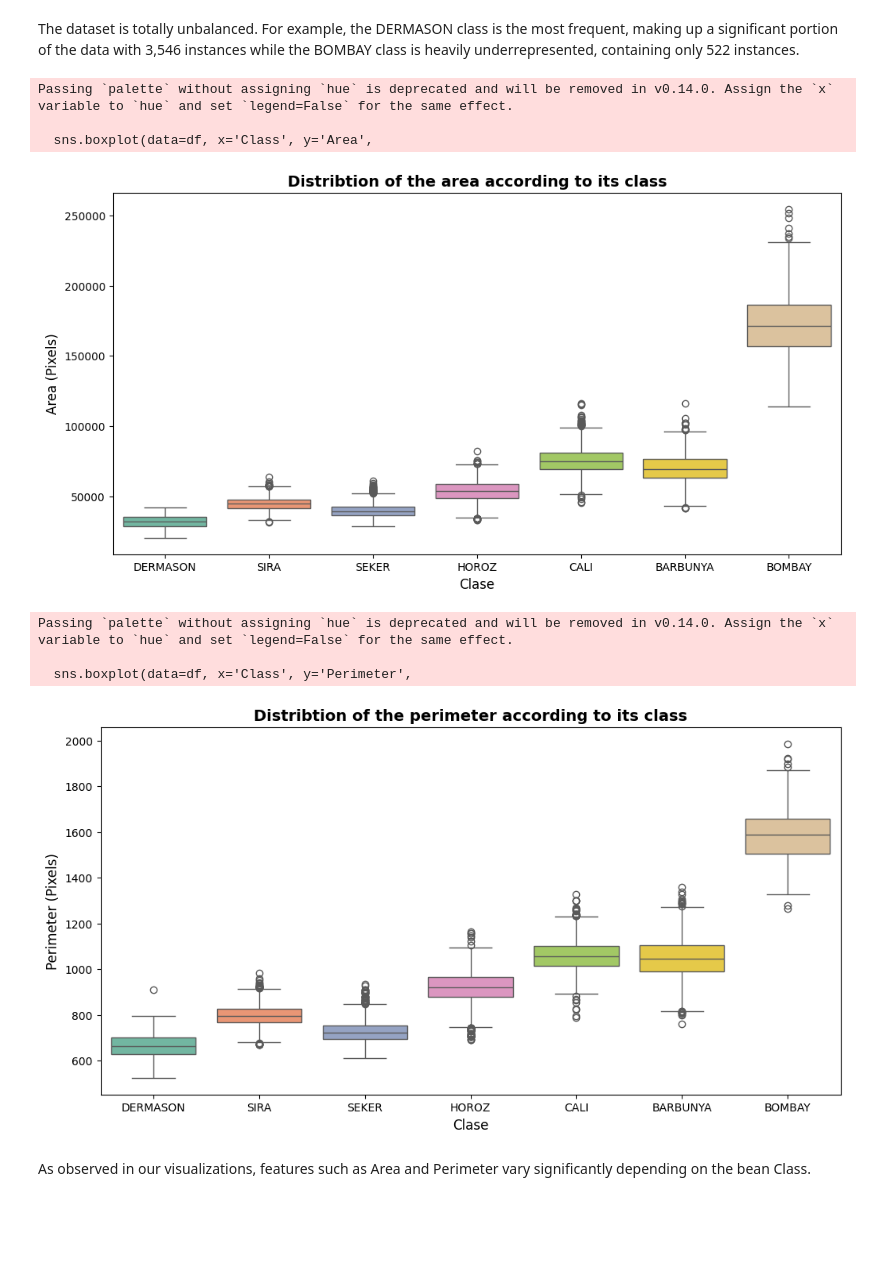
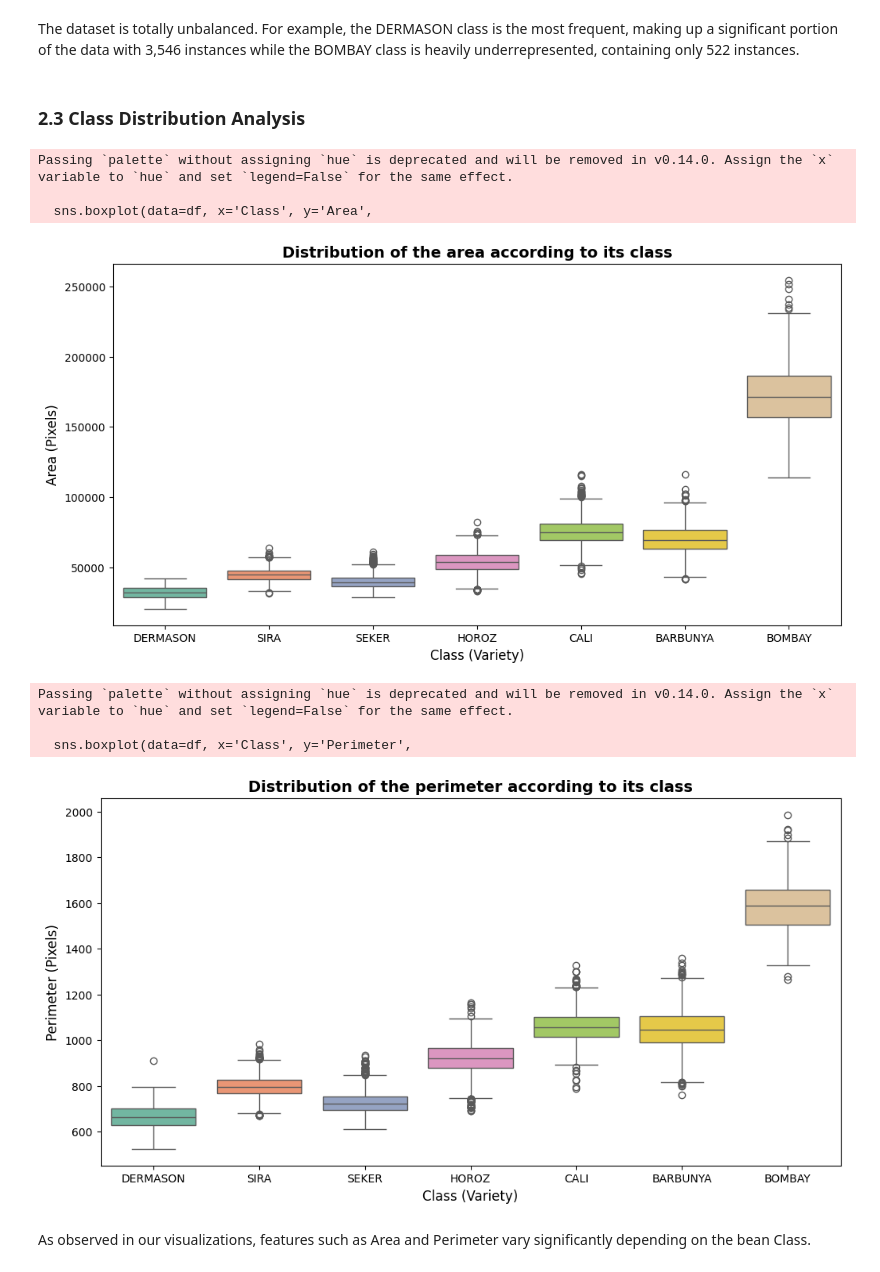
Before and after one commit to elenaatorralbo/beans_classification, a Jupyter notebook: project_proporsal.ipynb, the cells around one changed output. Cells and saved outputs as stored; diff of their text form; code cells hidden in the pictures; blank space fills up the shorter version.

```diff
--- a/project_proporsal.ipynb
+++ b/project_proporsal.ipynb
@@ -77,34 +79,36 @@ Passing `palette` without assigning `hue` is deprecated and will be removed in v
 # %% [markdown]
 The dataset is totally unbalanced.
 For example, the DERMASON class is the most frequent, making up a significant portion of the data with 3,546 instances while the BOMBAY class is heavily underrepresented, containing only 522 instances.
+# %% [markdown]
+### 2.3 Class Distribution Analysis
 # %%
 plt.figure(figsize=(12, 6))
 sns.boxplot(data=df, x='Class', y='Area',
             order=df['Class'].value_counts().index,
             palette='Set2')
-plt.title('Distribtion of the area according to its class', fontsize=14, fontweight='bold')
-plt.xlabel('Clase', fontsize=12)
+plt.title('Distribution of the area according to its class', fontsize=14, fontweight='bold')
+plt.xlabel('Class (Variety)', fontsize=12)
 plt.ylabel('Area (Pixels)', fontsize=12)
 plt.show()
 # %% [output]
 Passing `palette` without assigning `hue` is deprecated and will be removed in v0.14.0. Assign the `x` variable to `hue` and set `legend=False` for the same effect.
 
   sns.boxplot(data=df, x='Class', y='Area',
-[figure, old version]
+[figure, new version]
 # %%
 plt.figure(figsize=(12, 6))
 sns.boxplot(data=df, x='Class', y='Perimeter',
             order=df['Class'].value_counts().index,
             palette='Set2')
-plt.title('Distribtion of the perimeter according to its class', fontsize=14, fontweight='bold')
-plt.xlabel('Clase', fontsize=12)
+plt.title('Distribution of the perimeter according to its class', fontsize=14, fontweight='bold')
+plt.xlabel('Class (Variety)', fontsize=12)
 plt.ylabel('Perimeter (Pixels)', fontsize=12)
 plt.show()
 # %% [output]
 Passing `palette` without assigning `hue` is deprecated and will be removed in v0.14.0. Assign the `x` variable to `hue` and set `legend=False` for the same effect.
 
   sns.boxplot(data=df, x='Class', y='Perimeter',
-[figure, old version]
+[figure, new version]
 # %% [markdown]
 As observed in our visualizations, features such as Area and Perimeter vary significantly depending on the bean Class.
 # %% [markdown]
```
Also changed, not shown: parts of 6 cells of this notebook.
